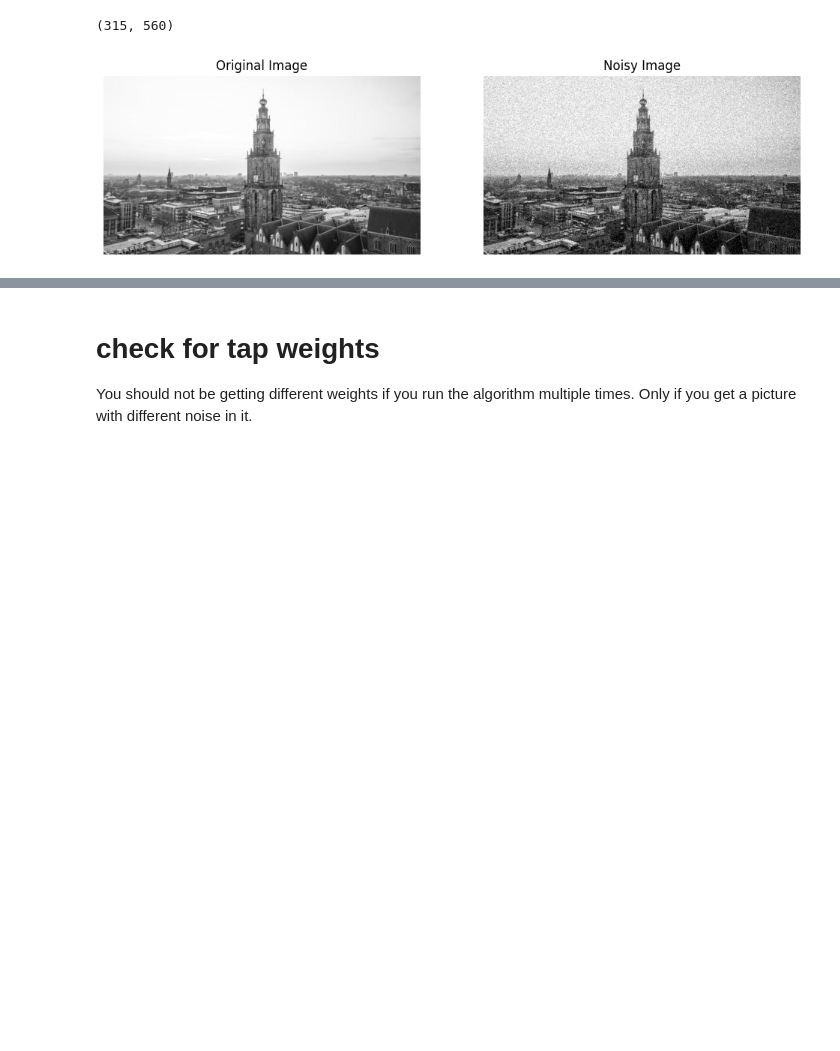
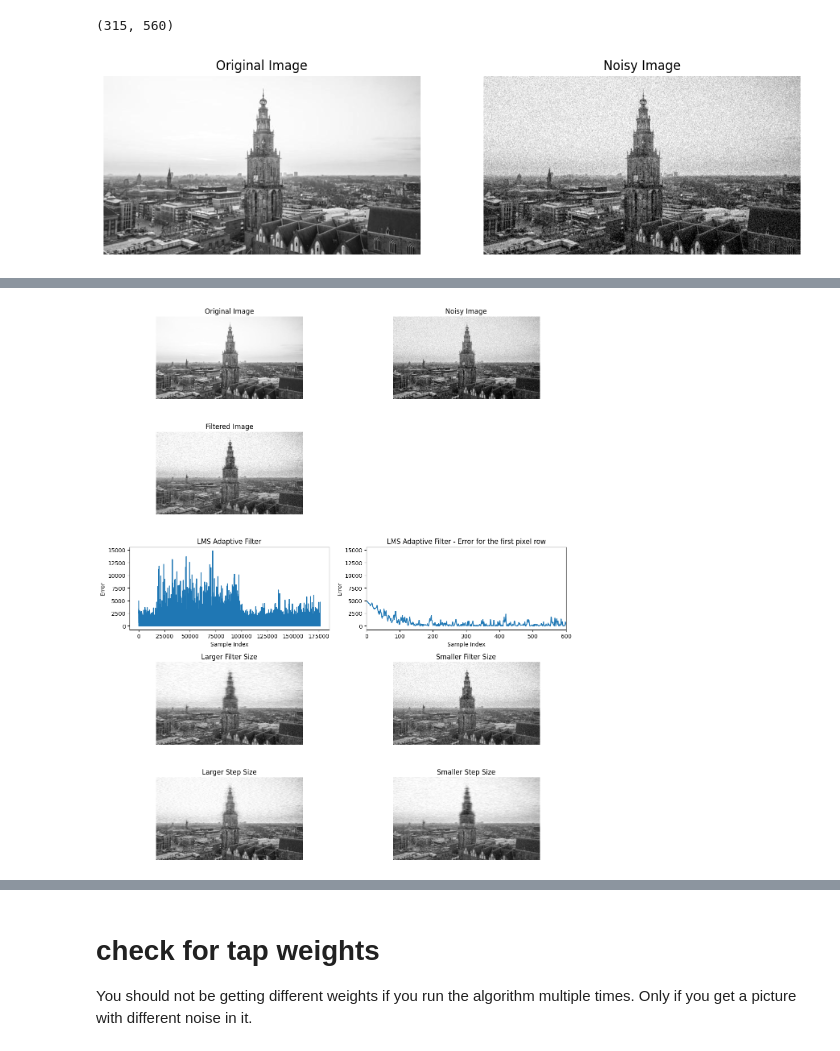
Before and after one commit to calvinbootsman/Adaptive-Filtering, a Jupyter notebook: Assignment_2.ipynb, the cells around one changed output, grey strips where cells are left out. Saved outputs shown, nothing was run; the diff lists cells and outputs as text; code cells hidden in the pictures; blank space fills up the shorter version.

```diff
--- a/Assignment_2.ipynb
+++ b/Assignment_2.ipynb
@@ -395,0 +404,82 @@ plt.show()
+# %%
+filtered_image, error_history, weights = lms_filter_1d(input_image, desired_image, 3, 0.000001, None)
+larger_step, _,_ = lms_filter_1d(input_image, desired_image, 7, 0.00001, None, True)
+smaller_step, _,_ = lms_filter_1d(input_image, desired_image, 7, 0.0000001, None)
+larger_filter, _,_ = lms_filter_1d(input_image, desired_image, 9, 0.000001, None)
+smaller_filter, _,_ = lms_filter_1d(input_image, desired_image, 2, 0.000001, None)
+
+
+
+# Reshape the output to the original image shape
+output_image = filtered_image.reshape(raw_image.shape)
+output_image += np.mean(raw_image)
+# Clip values to be in the valid range [0, 255] and convert to uint8
+output_image_uint8 = np.clip(output_image, 0, 255).astype(np.uint8)
+
+larger_step = larger_step.reshape(raw_image.shape)
+larger_step += np.mean(raw_image)
+larger_step = np.clip(larger_step, 0, 255).astype(np.uint8)
+
+smaller_step = smaller_step.reshape(raw_image.shape)
+smaller_step += np.mean(raw_image)
+smaller_step = np.clip(smaller_step, 0, 255).astype(np.uint8)
+
+larger_filter = larger_filter.reshape(raw_image.shape)
+larger_filter += np.mean(raw_image)
+larger_filter = np.clip(larger_filter, 0, 255).astype(np.uint8)
+
+smaller_filter = smaller_filter.reshape(raw_image.shape)
+smaller_filter += np.mean(raw_image)
+smaller_filter = np.clip(smaller_filter, 0, 255).astype(np.uint8)
+
+# Display the original, noisy, and output images
+fig, ax = plt.subplots(5, 2, figsize=(12, 14))
+ax[0, 0].imshow(raw_image, cmap='gray')
+ax[0, 0].set_title('Original Image')
+ax[0, 0].axis('off')
+
+ax[0, 1].imshow(noisy_image_uint8, cmap='gray')
+ax[0, 1].set_title('Noisy Image')
+ax[0, 1].axis('off')
+
+ax[1, 0].imshow(output_image_uint8, cmap='gray')
+ax[1, 0 ].set_title('Filtered Image')
+ax[1, 0].axis('off')
+
+ax[1, 1].axis('off')
+
+ax[2, 0].plot(error_history, label='Errors')
+ax[2, 0].set_xlabel('Sample Index')
+ax[2, 0].set_ylabel('Error')
+ax[2, 0].set_title('LMS Adaptive Filter')
+
+ax[2, 1].plot(error_history, label='Errors')
+ax[2, 1].set_xlabel('Sample Index')
+ax[2, 1].set_ylabel('Error')
+ax[2, 1].set_title('LMS Adaptive Filter - Error for the first pixel row')
+ax[2, 1].set_xlim(0, 600)
+
+# Plot larger_filter
+ax[3, 0].imshow(larger_filter, cmap='gray')
+ax[3, 0].set_title('Larger Filter Size')
+ax[3, 0].axis('off')
+
+# Plot smaller_filter
+ax[3, 1].imshow(smaller_filter, cmap='gray')
+ax[3, 1].set_title('Smaller Filter Size')
+ax[3, 1].axis('off')
+
+# Plot larger_step
+ax[4, 0].imshow(larger_step, cmap='gray')
+ax[4, 0].set_title('Larger Step Size')
+ax[4, 0].axis('off')
+
+# Plot smaller_step
+ax[4, 1].imshow(smaller_step, cmap='gray')
+ax[4, 1].set_title('Smaller Step Size')
+ax[4, 1].axis('off')
+
+fig.tight_layout()
+plt.show()
+# %% [output]
+[figure, added]
```
Also changed, not shown: parts of 13 cells of this notebook.
